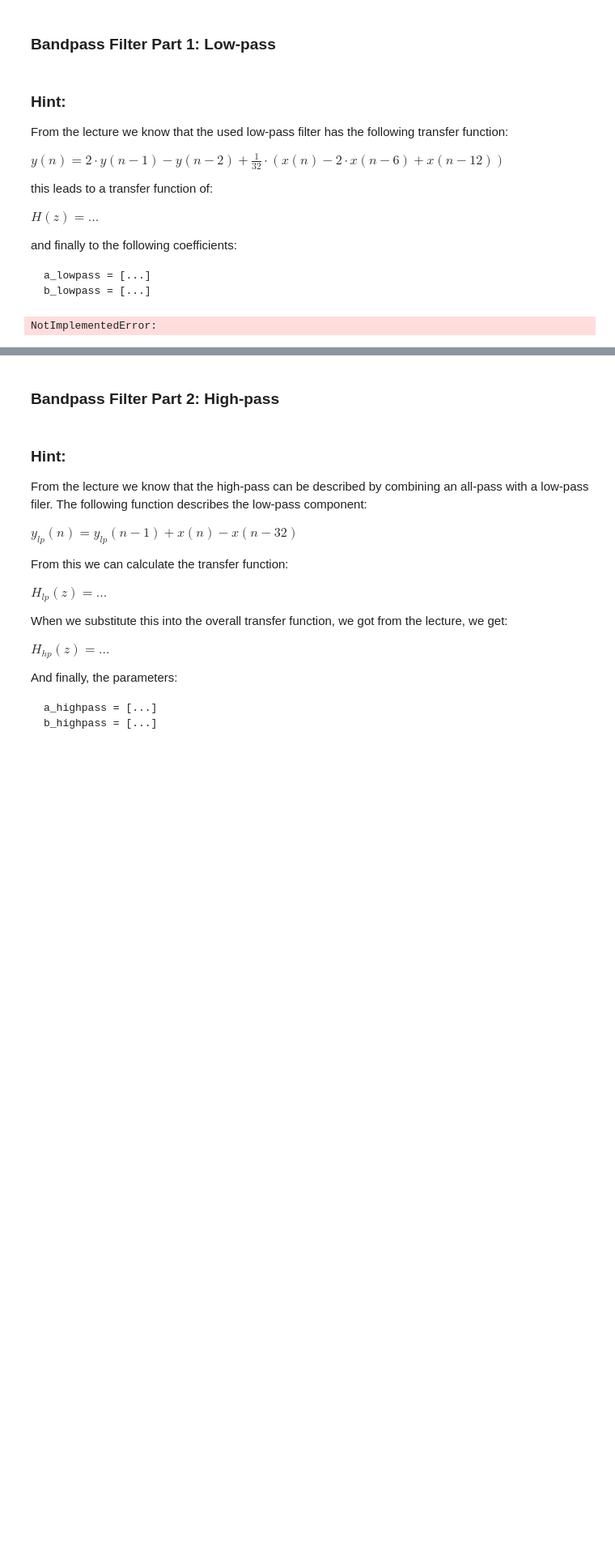
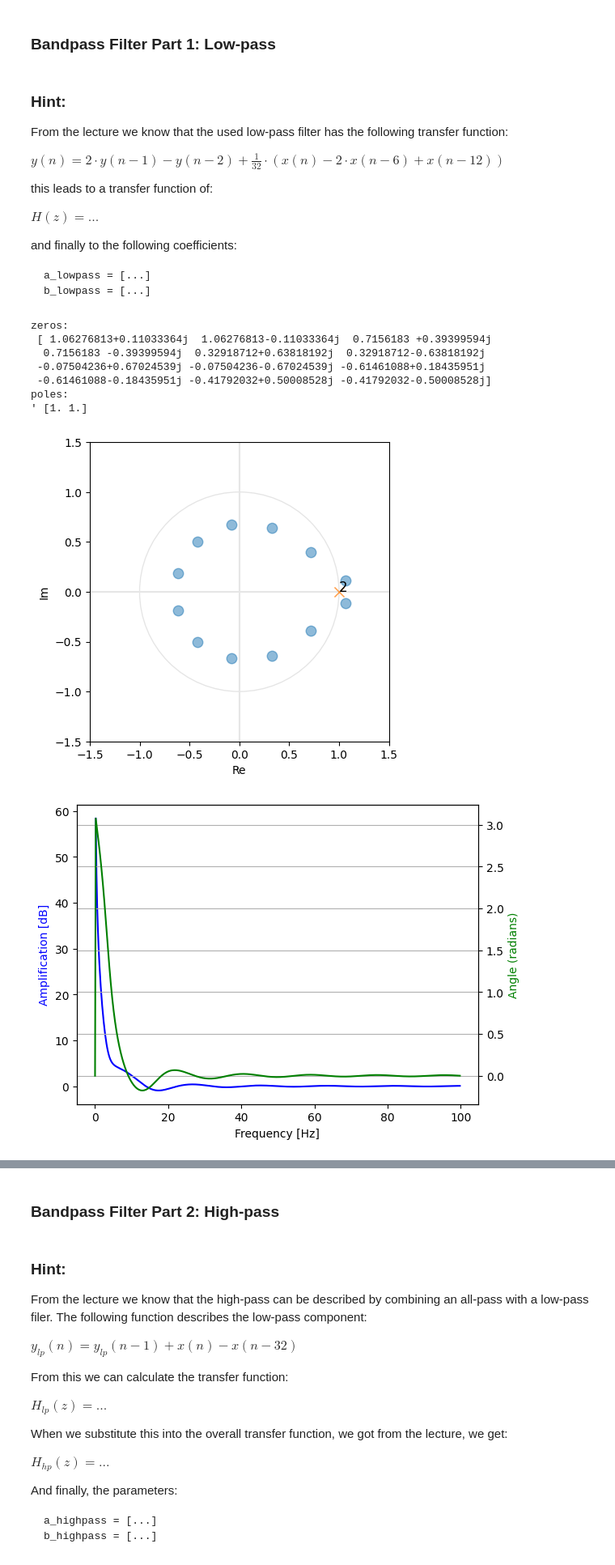
Before and after one commit to pashaeimehran/autonomous-mobile-robot, a Jupyter notebook: exercise-09.ipynb, the cells around one changed output, grey strips where cells are left out. Shown: that part at 81% size. Cells and saved outputs as stored; diff of their text form; code cells hidden in the pictures; blank space fills up the shorter version.

```diff
--- a/exercise-09.ipynb
+++ b/exercise-09.ipynb
@@ -366,11 +366,23 @@ b_lowpass = [...]
 # %%
 # Design the filter based on the transfer function given in the lecture
 # and produce a pole-zero and a magnitude response plot, POLE ZERO PLOTS ARE NOT GRADED!!
 # Store the filter coefficients in 'b_lowpass' and 'a_lowpass'
 # YOUR CODE HERE
-raise NotImplementedError()
+b_lowpass = np.array([1.0, -2.0, 1.0] + [0] * 9 + [1.0 / 32], dtype=np.float64)
+a_lowpass = np.array([1.0, -2.0, 1.0], dtype=np.float64)
+
+pole_zero_plot(b=b_lowpass, a=a_lowpass)
+plot_freq_response(b=b_lowpass, a=a_lowpass, sampling_rate=pan_sampling_rate)
 # %% [output]
-NotImplementedError:
+zeros:
+ [ 1.06276813+0.11033364j  1.06276813-0.11033364j  0.7156183 +0.39399594j
+  0.7156183 -0.39399594j  0.32918712+0.63818192j  0.32918712-0.63818192j
+ -0.07504236+0.67024539j -0.07504236-0.67024539j -0.61461088+0.18435951j
+ -0.61461088-0.18435951j -0.41792032+0.50008528j -0.41792032-0.50008528j]
+poles:
+' [1. 1.]
+[figure, added]
+[figure, added]
 # %%
 ##~DO NOT MODIFY THE LINES OF CODE IN THIS BLOCK
 
```
Also changed, not shown: parts of 5 cells of this notebook.
